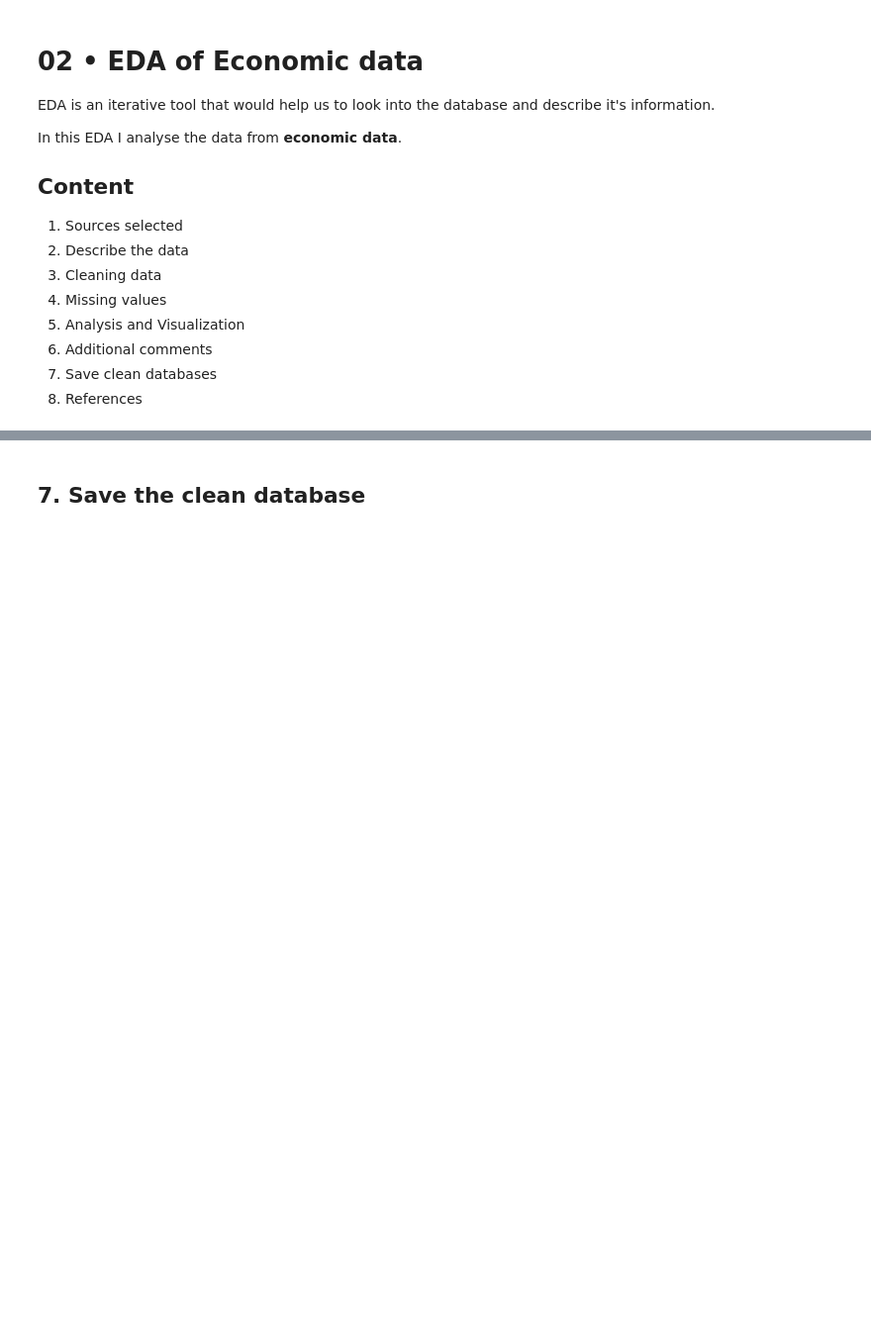
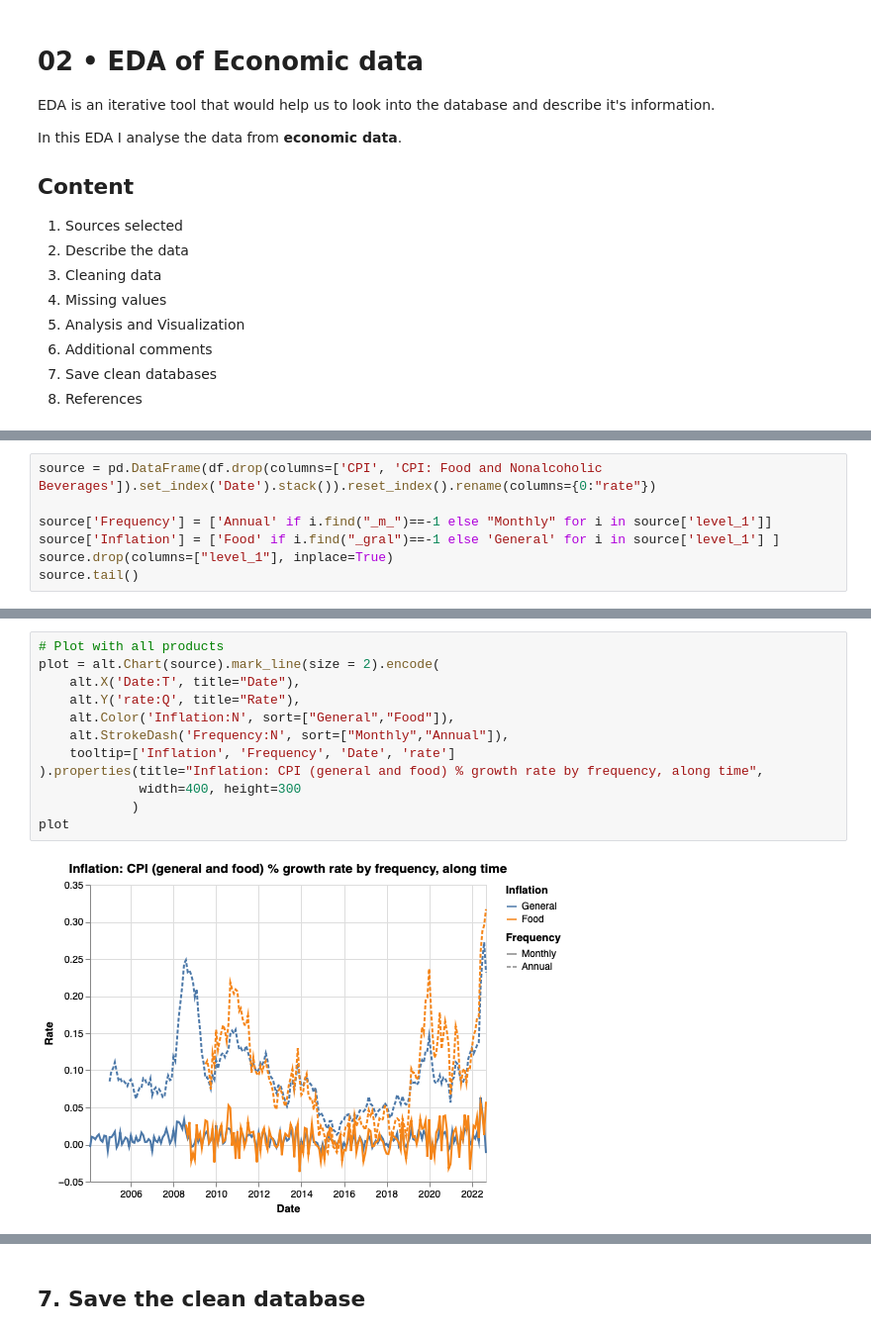
Before and after one commit to vcuspinera/Pakistan_inflation-crime, a Jupyter notebook: src/02_EDA_Economic.ipynb, the cells around one changed output, grey strips where cells are left out. Shown at 99% size. Cells and saved outputs as stored; diff of their text form; blank space fills up the shorter version.

```diff
--- a/src/02_EDA_Economic.ipynb
+++ b/src/02_EDA_Economic.ipynb
@@ -46,0 +292,7 @@ RendererRegistry.enable('default')
+# %%
+source = pd.DataFrame(df.drop(columns=['CPI', 'CPI: Food and Nonalcoholic Beverages']).set_index('Date').stack()).reset_index().rename(columns={0:"rate"})
+
+source['Frequency'] = ['Annual' if i.find("_m_")==-1 else "Monthly" for i in source['level_1']]
+source['Inflation'] = ['Food' if i.find("_gral")==-1 else 'General' for i in source['level_1'] ]
+source.drop(columns=["level_1"], inplace=True)
+source.tail()
@@ -47,2 +306,16 @@ RendererRegistry.enable('default')
+# %%
+# Plot with all products
+plot = alt.Chart(source).mark_line(size = 2).encode(
+    alt.X('Date:T', title="Date"),
+    alt.Y('rate:Q', title="Rate"),
+    alt.Color('Inflation:N', sort=["General","Food"]),
+    alt.StrokeDash('Frequency:N', sort=["Monthly","Annual"]),
+    tooltip=['Inflation', 'Frequency', 'Date', 'rate']
+).properties(title="Inflation: CPI (general and food) % growth rate by frequency, along time",
+             width=400, height=300
+            )
+plot
+# %% [output]
+[figure, added]
 # %% [markdown]
 ## 6. Additional comments
```
Also changed, not shown: parts of 40 cells of this notebook, 1 other file.
